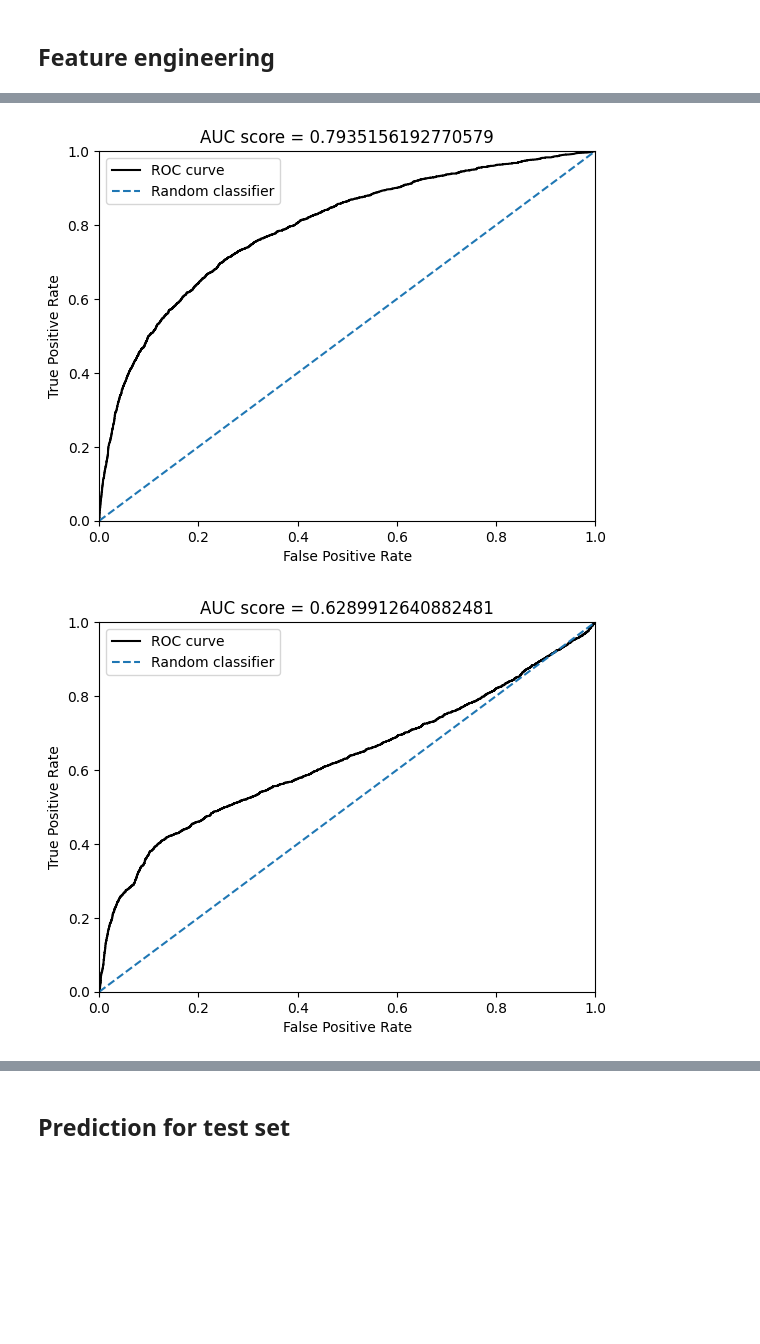
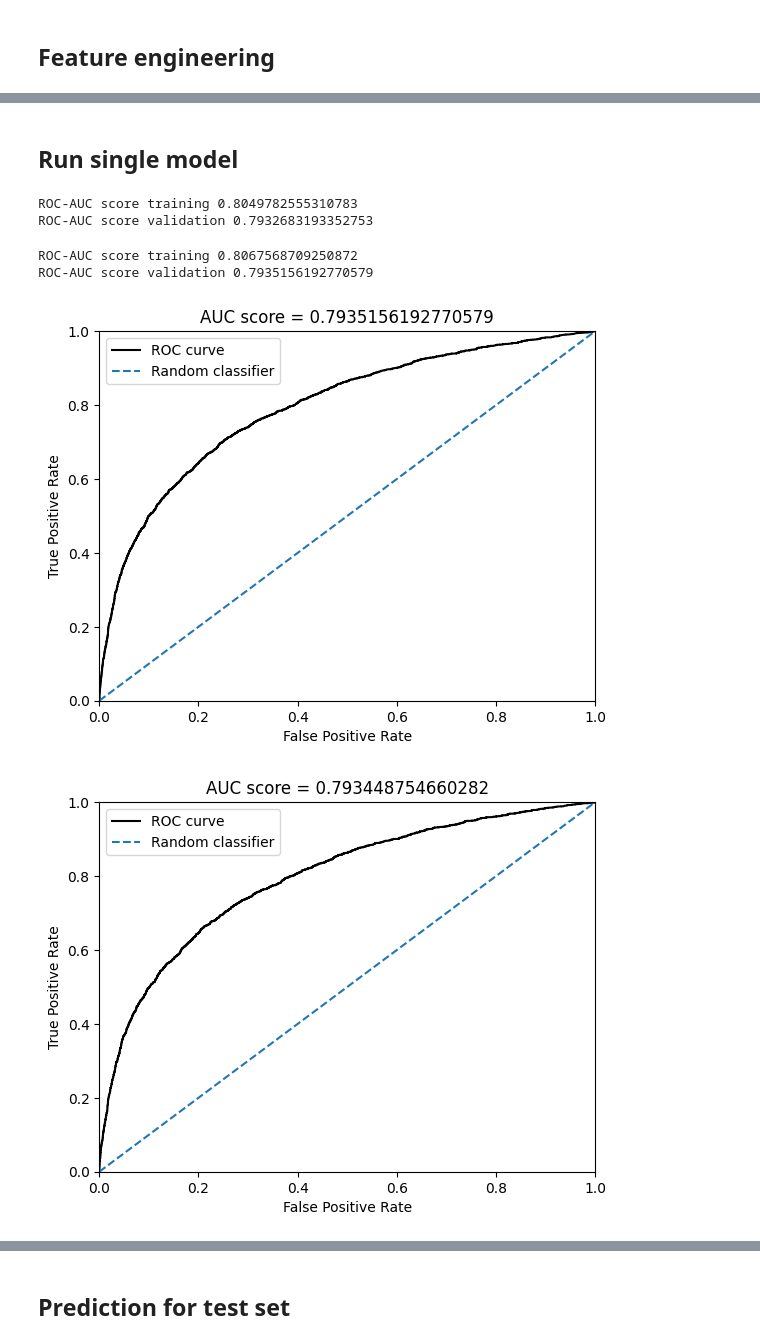
Before and after one commit to incardo/kaggle-playground, a Jupyter notebook: Binary-Classification_Software_Defects_Dataset/eda_software_defects.ipynb, the cells around one changed output, grey strips where cells are left out. Drawn from its saved outputs; the diff is of its cells as text; code cells hidden in the pictures; blank space fills up the shorter version.

Commit message:
Improved models with cross validations

```diff
--- a/Binary-Classification_Software_Defects_Dataset/eda_software_defects.ipynb
+++ b/Binary-Classification_Software_Defects_Dataset/eda_software_defects.ipynb
@@ -290,0 +307,2 @@ XGB Classifier
+# %%
+OPTUNA = True
@@ -291,3 +394,36 @@ XGB Classifier
+# %% [markdown]
+## Run single model
+# %%
+xgb_params = {'objective':'binary:logistic',
+              'n_estimators':85,
+              'learning_rate':0.04872179246700902,
+              'max_depth':None,
+              'gamma':5,
+              'scale_pos_weight':77.3/22.7,
+              'random_state':0}
+
+def XGBoost_predictions(train_X, train_y):
+
+    reg = xgb.XGBClassifier(eval_metric  = "mape", **xgb_params
+                           )
+
+    reg.fit(train_X,train_y)
+    predictions_train = reg.predict_proba(train_X)[:,1]
+    predictions_train[predictions_train>1]=1
+    predictions_train[predictions_train<0]=0
+    print("ROC-AUC score training", roc_auc_score(train_y,predictions_train))
+
+    predictions = reg.predict_proba(val_X)[:,1]
+    predictions[predictions>1]=1
+    predictions[predictions<0]=0
+    print("ROC-AUC score validation", roc_auc_score(val_y,predictions))
+
+    return predictions, reg
+
+xgb_predictions_mine, xgb_model = XGBoost_predictions(train_X, train_y)
+# %% [output]
+ROC-AUC score training 0.8049782555310783
+ROC-AUC score validation 0.7932683193352753
 # %%
 xgb_params = {'objective':'binary:logistic',
               'n_estimators':100,
@@ -303,42 +439,54 @@ def XGBoost_predictions(train_X, train_y):
                            )
 
     reg.fit(train_X,train_y)
+
+    predictions_train = reg.predict_proba(train_X)[:,1]
+    predictions_train[predictions_train>1]=1
+    predictions_train[predictions_train<0]=0
+    print("ROC-AUC score training", roc_auc_score(train_y,predictions_train))
+
     predictions = reg.predict_proba(val_X)[:,1]
     predictions[predictions>1]=1
     predictions[predictions<0]=0
+    print("ROC-AUC score validation", roc_auc_score(val_y,predictions))
 
     return predictions, reg
 
-XGBoost_predictions, xgb_model = XGBoost_predictions(train_X, train_y)
+xgb_predictions, xgb_model = XGBoost_predictions(train_X, train_y)
+# %% [output]
+ROC-AUC score training 0.8067568709250872
+ROC-AUC score validation 0.7935156192770579
 # %%
 def plot_roc(val_y,pred_y):
     # Plot the ROC curve
     fpr, tpr, _ = roc_curve(val_y,pred_y, pos_label=1)
 
     plt.plot(fpr, tpr, 'k', label='ROC curve')
 
     # Plot the baseline
     plt.plot([0, 1], [0, 1], linestyle='--', label='Random classifier')
 
     # Set the axis labels
     plt.xlabel('False Positive Rate')
     plt.ylabel('True Positive Rate')
 
     # Set axis limits
     plt.xlim(0,1)
     plt.ylim(0,1)
 
     # Set the title
     plt.title('AUC score = ' + str(roc_auc_score(val_y,pred_y)))
 
     # Show the legend
     plt.legend()
 
     # Show the plot
     plt.show()
 
-plot_roc(val_y,XGBoost_predictions)
+plot_roc(val_y,xgb_predictions)
+plot_roc(val_y,xgb_predictions_mine)
+
 plot_roc(val_y,log_predictions)
 # %% [output]
 [figure]
-[figure, old version]
+[figure, new version]
```
Also changed, not shown: parts of 14 cells of this notebook, 2 other files.
